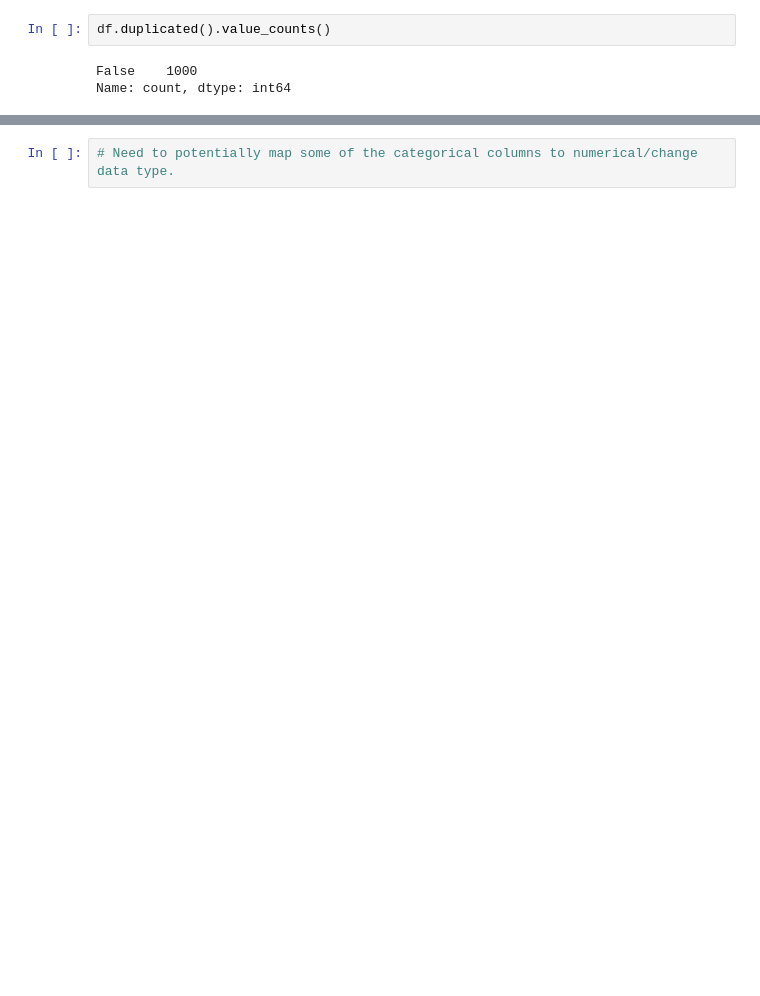
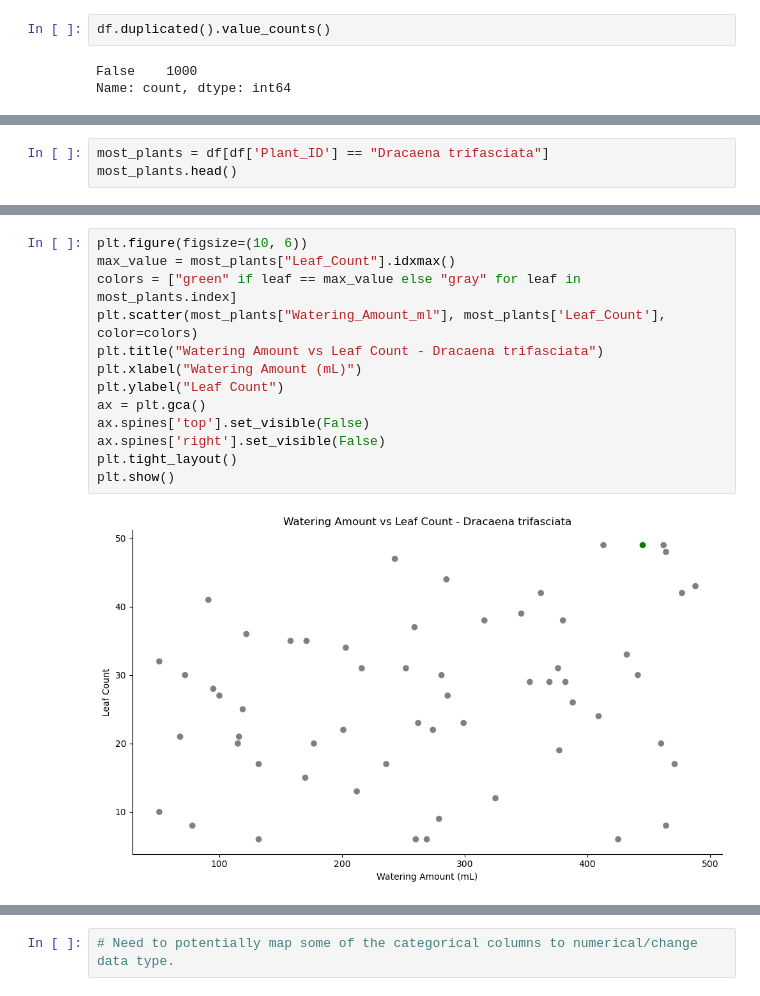
Before and after one commit to ewaldZst/KeystoneProject, a Jupyter notebook: notebooks/datacleaning.ipynb, the cells around one changed output, grey strips where cells are left out. Drawn from its saved outputs; the diff is of its cells as text; blank space fills up the shorter version.

```diff
--- a/notebooks/datacleaning.ipynb
+++ b/notebooks/datacleaning.ipynb
@@ -147,0 +171,3 @@ Name: count, dtype: int64
+# %%
+most_plants = df[df['Plant_ID'] == "Dracaena trifasciata"]
+most_plants.head()
@@ -147,0 +181,15 @@ Name: count, dtype: int64
+# %%
+plt.figure(figsize=(10, 6))
+max_value = most_plants["Leaf_Count"].idxmax()
+colors = ["green" if leaf == max_value else "gray" for leaf in most_plants.index]
+plt.scatter(most_plants["Watering_Amount_ml"], most_plants['Leaf_Count'], color=colors)
+plt.title("Watering Amount vs Leaf Count - Dracaena trifasciata")
+plt.xlabel("Watering Amount (mL)")
+plt.ylabel("Leaf Count")
+ax = plt.gca()
+ax.spines['top'].set_visible(False)
+ax.spines['right'].set_visible(False)
+plt.tight_layout()
+plt.show()
+# %% [output]
+[figure, added]
```
Also changed, not shown: parts of 34 cells of this notebook, 1 other file.
